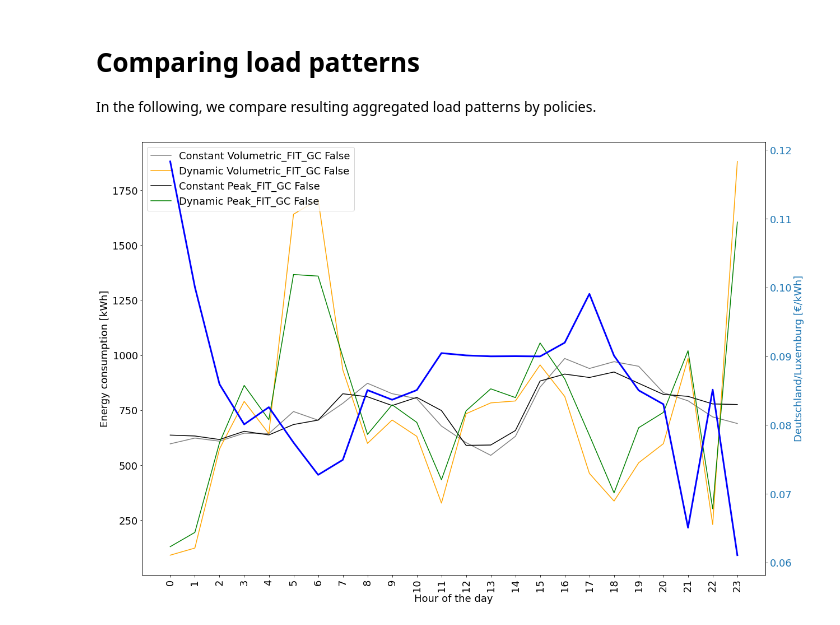
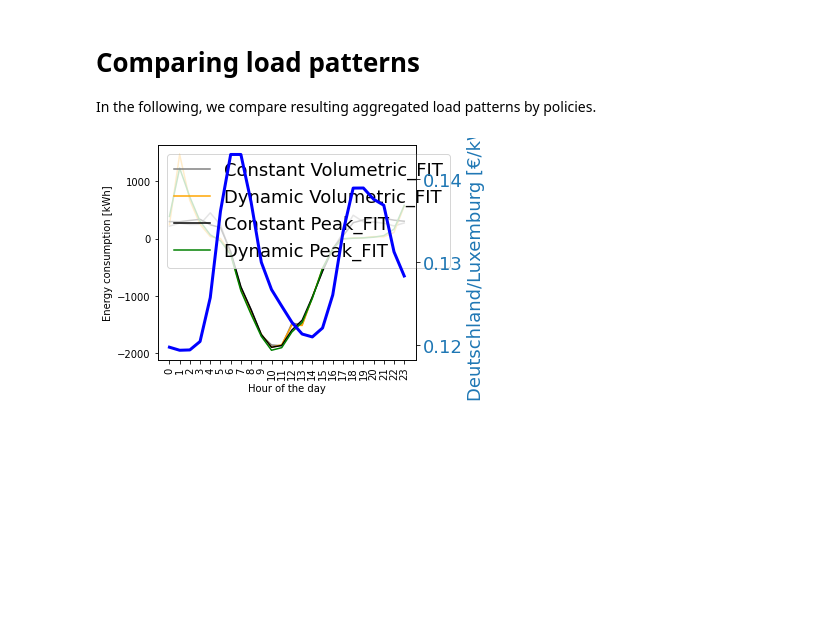
Before and after one commit to leloq/dynamic-tariffs-in-distribution-grids, a Jupyter notebook: 02 Analyze Aggregated Household Profiles and Regulatory Cases.ipynb, the cells around one changed output. Cells and saved outputs as stored; diff of their text form; code cells hidden in the pictures; blank space fills up the shorter version.

```diff
--- a/02 Analyze Aggregated Household Profiles and Regulatory Cases.ipynb
+++ b/02 Analyze Aggregated Household Profiles and Regulatory Cases.ipynb
@@ -28,12 +28,12 @@ df_p.head()
 def settings_to_target_df(pricing_type, operation_type, feed_in_type,grid_charge_type, grid_charging_allowed,hp=False,ev=False,costs=False):
     target_df = pd.read_pickle(f"./output/00_pricing_{pricing_type}_operation_{operation_type}_fi_{feed_in_type}_ne_{str(grid_charge_type)}_gridch_{str(grid_charging_allowed)}.pkl")
     if hp:
-        target_df = pd.read_pickle(f"./output/detailed_consumption/HP_00_pricing_{pricing_type}_operation_{operation_type}_fi_{feed_in_type}_ne_{str(grid_charge_type)}_gridch_{str(grid_charging_allowed)}.pkl")
+        target_df = pd.read_pickle(f"./output/detailed_consumption/HP_00_pricing_{pricing_type}_operation_{operation_type}_fi_{feed_in_type}_ne_{str(grid_charge_type)}_gridch_{str(grid_charging_allowed)}new.pkl")
     elif ev:
-        target_df = pd.read_pickle(f"./output/detailed_consumption/EV_00_pricing_{pricing_type}_operation_{operation_type}_fi_{feed_in_type}_ne_{str(grid_charge_type)}_gridch_{str(grid_charging_allowed)}.pkl")
+        target_df = pd.read_pickle(f"./output/detailed_consumption/EV_00_pricing_{pricing_type}_operation_{operation_type}_fi_{feed_in_type}_ne_{str(grid_charge_type)}_gridch_{str(grid_charging_allowed)}new.pkl")
 
     elif costs:
-        target_df = pd.read_pickle(f"./output/detailed_financials/Costs_00_pricing_{pricing_type}_operation_{operation_type}_fi_{feed_in_type}_ne_{str(grid_charge_type)}_gridch_{str(grid_charging_allowed)}.pkl")
+        target_df = pd.read_pickle(f"./output/detailed_financials/Costs_00_pricing_{pricing_type}_operation_{operation_type}_fi_{feed_in_type}_ne_{str(grid_charge_type)}_gridch_{str(grid_charging_allowed)}new.pkl")
 
     return target_df
 # %%
@@ -180,38 +209,38 @@ for case in cases:
 compare_df["Deutschland/Luxemburg [€/kWh]"] = df_p["Deutschland/Luxemburg [€/kWh]"].values
 compare_df.index = compare_df.index.strftime('%Y-%m-%d %H:%M:%S')
 # %%
-day = 0
+day = 132
 
 fig, ax1 = plt.subplots()
 
 plt.rcParams.update({'font.size': 18})
 plt.rcParams["figure.figsize"] = (18,12)
 
 
 color1 = 'tab:red'
 color2 = 'tab:green'
 # First axis for p_ch_real and p_ch_opt
 ax1.set_xlabel('Hour of the day')
 ax1.set_ylabel('Energy consumption [kWh]', color="black")
-ax1.plot(compare_df.index[day*24:(day+1)*24], compare_df['Constant Volumetric_FIT_GC False'].iloc[day*24:(day+1)*24], color="grey", label='Constant Volumetric_FIT_GC False')
-ax1.plot(compare_df.index[day*24:(day+1)*24], compare_df['Dynamic Volumetric_FIT_GC False'].iloc[day*24:(day+1)*24], color="orange", label='Dynamic Volumetric_FIT_GC False')
-ax1.plot(compare_df.index[day*24:(day+1)*24], compare_df['Constant Peak_FIT_GC False'].iloc[day*24:(day+1)*24], color="black", label='Constant Peak_FIT_GC False')
-ax1.plot(compare_df.index[day*24:(day+1)*24], compare_df['Dynamic Peak_FIT_GC False'].iloc[day*24:(day+1)*24], color="green", label='Dynamic Peak_FIT_GC False')
+ax1.plot(compare_df.index[day*24:(day+1)*24], compare_df['Constant Volumetric_FIT'].iloc[day*24:(day+1)*24], color="grey", label='Constant Volumetric_FIT')
+ax1.plot(compare_df.index[day*24:(day+1)*24], compare_df['Dynamic Volumetric_FIT'].iloc[day*24:(day+1)*24], color="orange", label='Dynamic Volumetric_FIT')
+ax1.plot(compare_df.index[day*24:(day+1)*24], compare_df['Constant Peak_FIT'].iloc[day*24:(day+1)*24], color="black", label='Constant Peak_FIT')
+ax1.plot(compare_df.index[day*24:(day+1)*24], compare_df['Dynamic Peak_FIT'].iloc[day*24:(day+1)*24], color="green", label='Dynamic Peak_FIT')
 ax1.tick_params(axis='y', labelcolor="black")
 ax1.legend(loc='upper left')
 
 ax2 = ax1.twinx()
 color3 = 'tab:blue'
 ax2.set_ylabel('Deutschland/Luxemburg [€/kWh]', color=color3)
 ax2.plot(compare_df.index[day*24:(day+1)*24], compare_df['Deutschland/Luxemburg [€/kWh]'].iloc[day*24:(day+1)*24],lw=3,color="blue")
 ax2.tick_params(axis='y', labelcolor=color3)
 ax1.set_xticklabels(ax1.get_xticks(), rotation=90)
 
 
 fig.tight_layout()  # for a neat layout
 plt.show()
 # %% [output]
-[figure, old version]
+[figure, new version]
 # %%
 ### Comparing costs
 ###### TODO: ROTATING NUMBERS ARE WRONG, STILL HAS TO BE IMPLEMENTED
```
Also changed, not shown: parts of 17 cells of this notebook.
